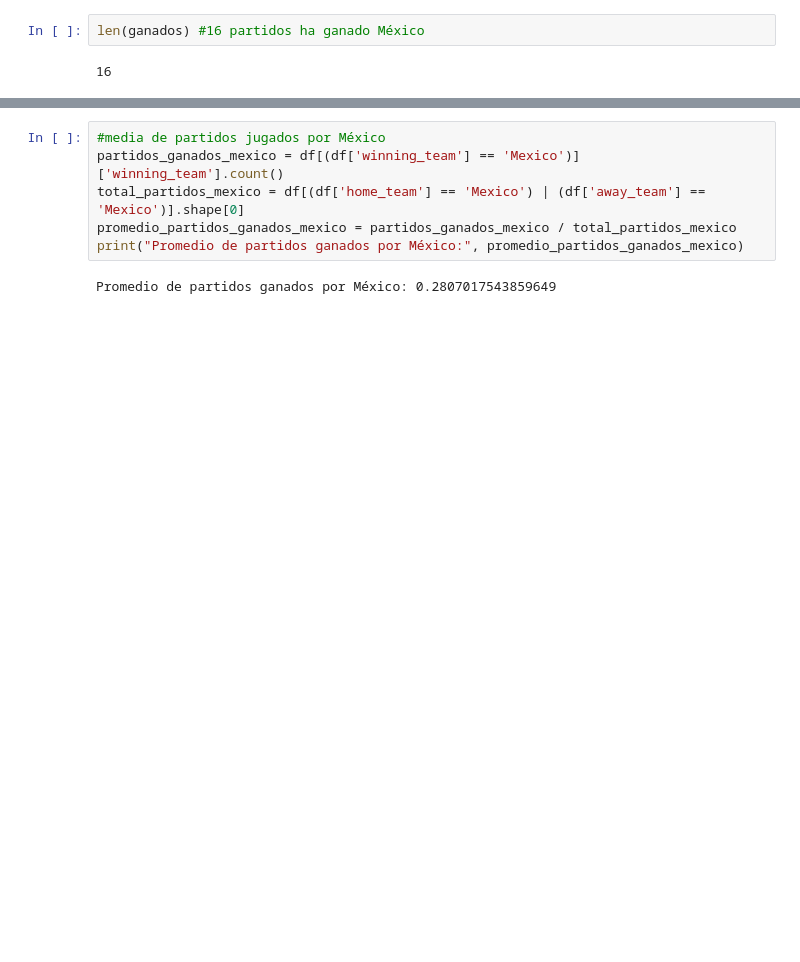
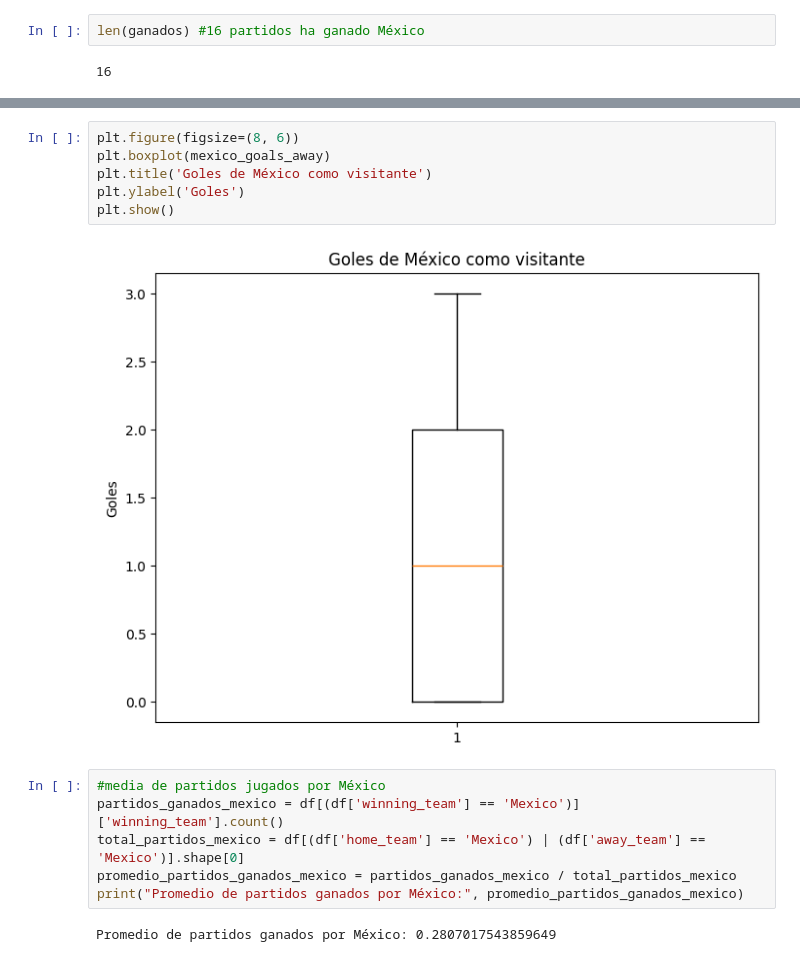
Before and after one commit to Moni-Ib/proyecto_data_analytics, a Jupyter notebook: proyecto_data_analytics/notebooks/proyecto.ipynb, the cells around one changed output, grey strips where cells are left out. Cells and saved outputs as stored; diff of their text form; blank space fills up the shorter version.

```diff
--- a/proyecto_data_analytics/notebooks/proyecto.ipynb
+++ b/proyecto_data_analytics/notebooks/proyecto.ipynb
@@ -261,3 +270,11 @@ Promedio de goles metidos por México: 1.0526315789473684
+# %%
+plt.figure(figsize=(8, 6))
+plt.boxplot(mexico_goals_away)
+plt.title('Goles de México como visitante')
+plt.ylabel('Goles')
+plt.show()
+# %% [output]
+[figure, added]
 # %%
 #media de partidos jugados por México
 partidos_ganados_mexico = df[(df['winning_team'] == 'Mexico')]['winning_team'].count()
```
Also changed, not shown: parts of 14 cells of this notebook, 1 other file.
